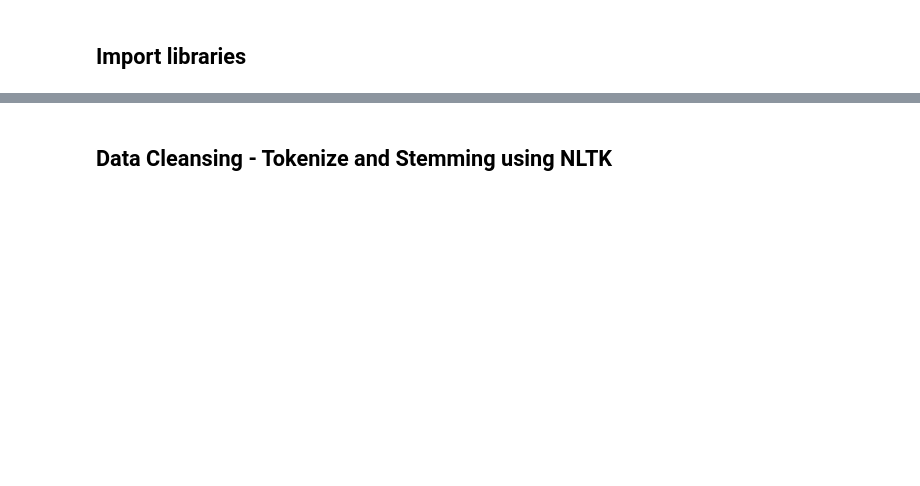
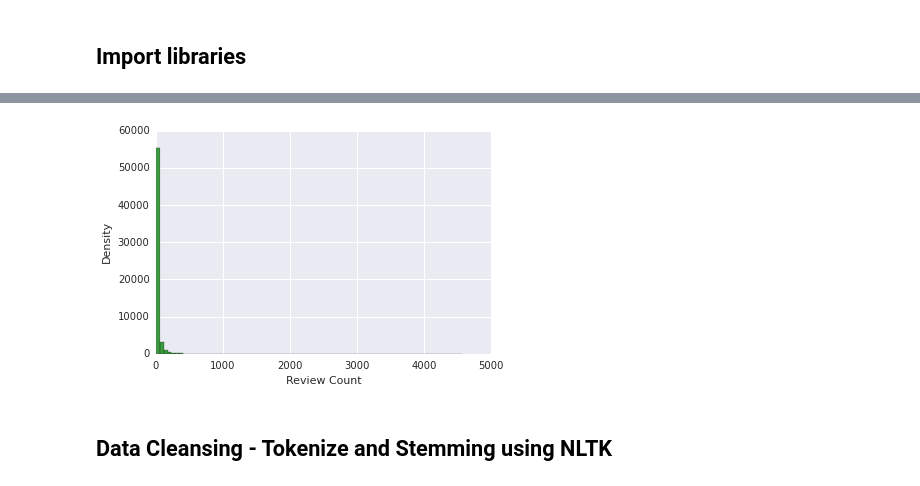
Before and after one commit to RajeshThallam/MIDS-W209-FINAL-PROJECT, a Jupyter notebook: analysis/Yelp Review Analyzer.ipynb, the cells around one changed output, grey strips where cells are left out. Cells and saved outputs as stored; diff of their text form; code cells hidden in the pictures; blank space fills up the shorter version.

```diff
--- a/analysis/Yelp Review Analyzer.ipynb
+++ b/analysis/Yelp Review Analyzer.ipynb
@@ -27,0 +118,12 @@ DATA_DIR = '/home/rt/wrk/w209/yelp/data'
+# %%
+df = pd.read_table('./businesses.txt', sep ='~', names=['business_id', 'name', 'city', 'state', 'review_count'])
+#df.hist(column = 'review_count', bins = 50, )
+plt.hist(df.review_count, bins = 80, facecolor='green', alpha=0.75)
+
+plt.xlabel('Review Count')
+plt.ylabel('Density')
+plt.grid(True)
+
+plt.show()
+# %% [output]
+[figure, added]
```
Also changed, not shown: parts of 31 cells of this notebook, 4 other files.
